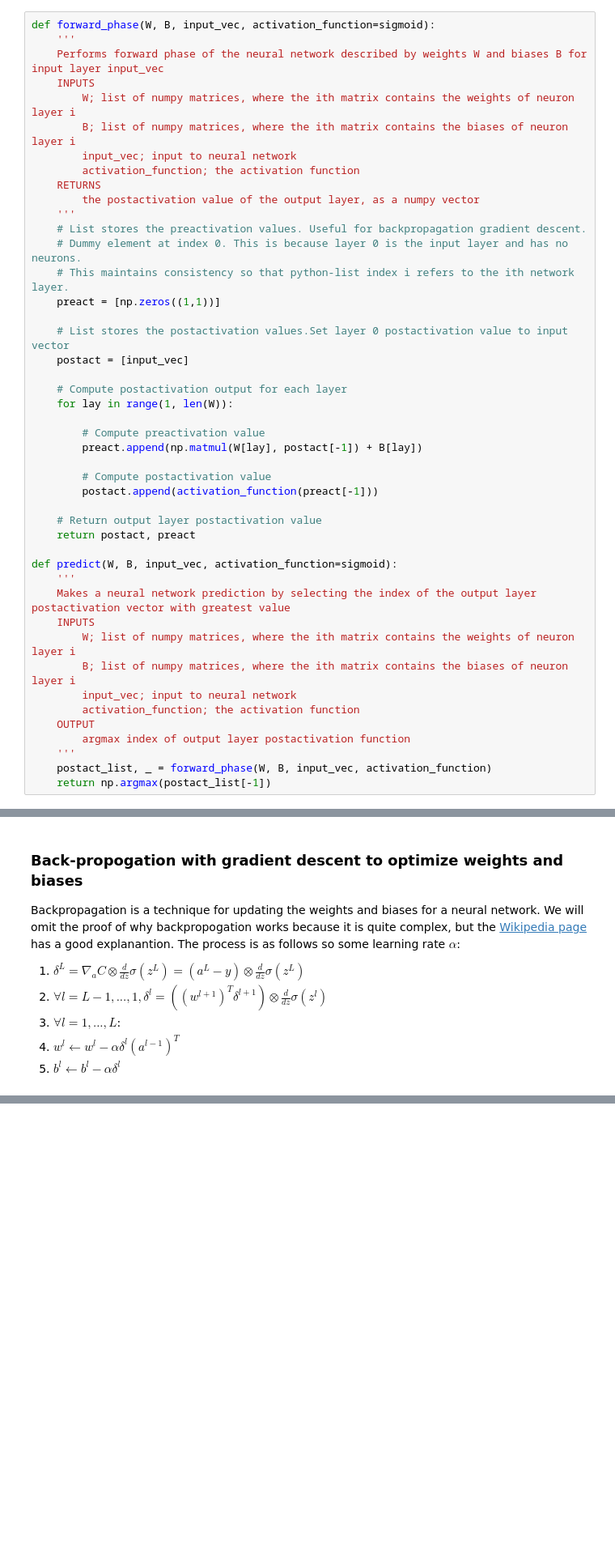
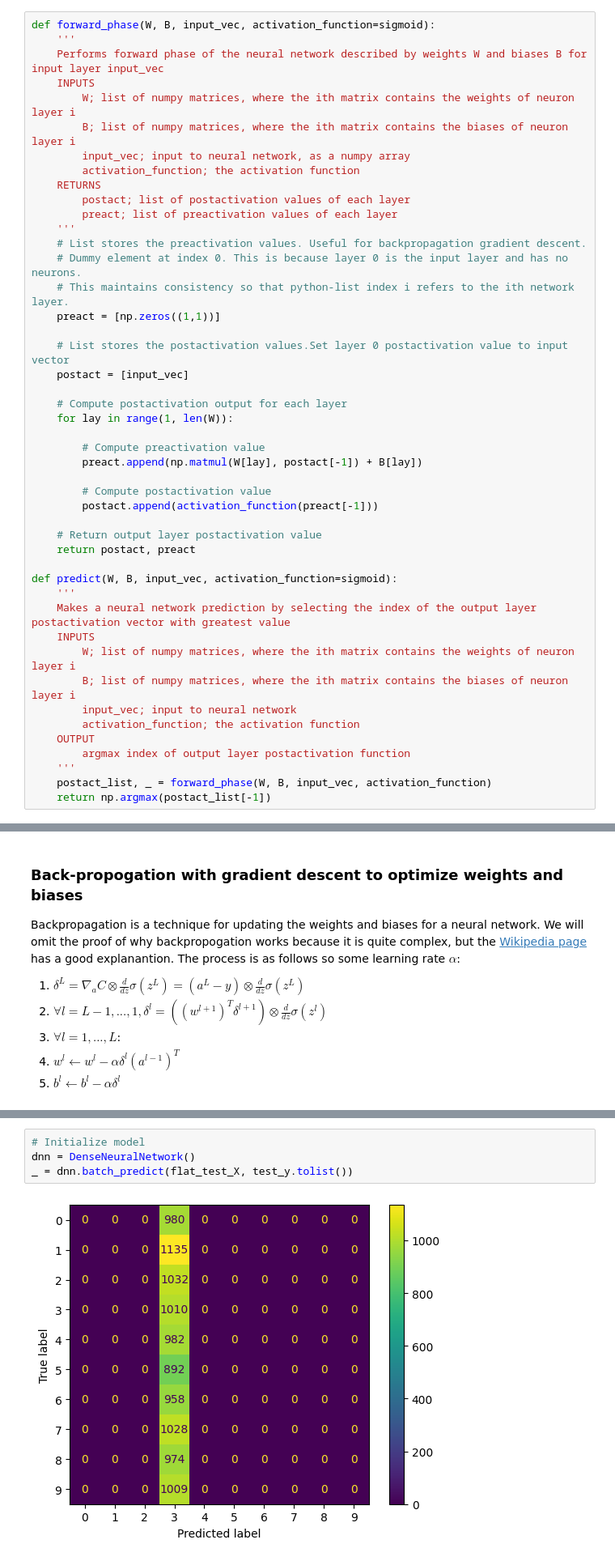
Before and after one commit to SeventhPrize/INDE_577_Data_Science_and_Machine_Learning, a Jupyter notebook: DenseNeuralNetwork.ipynb, the cells around one changed output, grey strips where cells are left out. Shown at 81% size. Saved outputs shown, nothing was run; the diff lists cells and outputs as text; blank space fills up the shorter version.

```diff
--- a/DenseNeuralNetwork.ipynb
+++ b/DenseNeuralNetwork.ipynb
@@ -128,10 +130,11 @@ def forward_phase(W, B, input_vec, activation_function=sigmoid):
     INPUTS
         W; list of numpy matrices, where the ith matrix contains the weights of neuron layer i
         B; list of numpy matrices, where the ith matrix contains the biases of neuron layer i
-        input_vec; input to neural network
+        input_vec; input to neural network, as a numpy array
         activation_function; the activation function
     RETURNS
-        the postactivation value of the output layer, as a numpy vector
+        postact; list of postactivation values of each layer
+        preact; list of preactivation values of each layer
     '''
     # List stores the preactivation values. Useful for backpropagation gradient descent.
     # Dummy element at index 0. This is because layer 0 is the input layer and has no neurons.
@@ -257,0 +432,6 @@ print(Bn[2].shape)
+# %%
+# Initialize model
+dnn = DenseNeuralNetwork()
+_ = dnn.batch_predict(flat_test_X, test_y.tolist())
+# %% [output]
+[figure, added]
```
Also changed, not shown: parts of 14 cells of this notebook, 3 other files.
